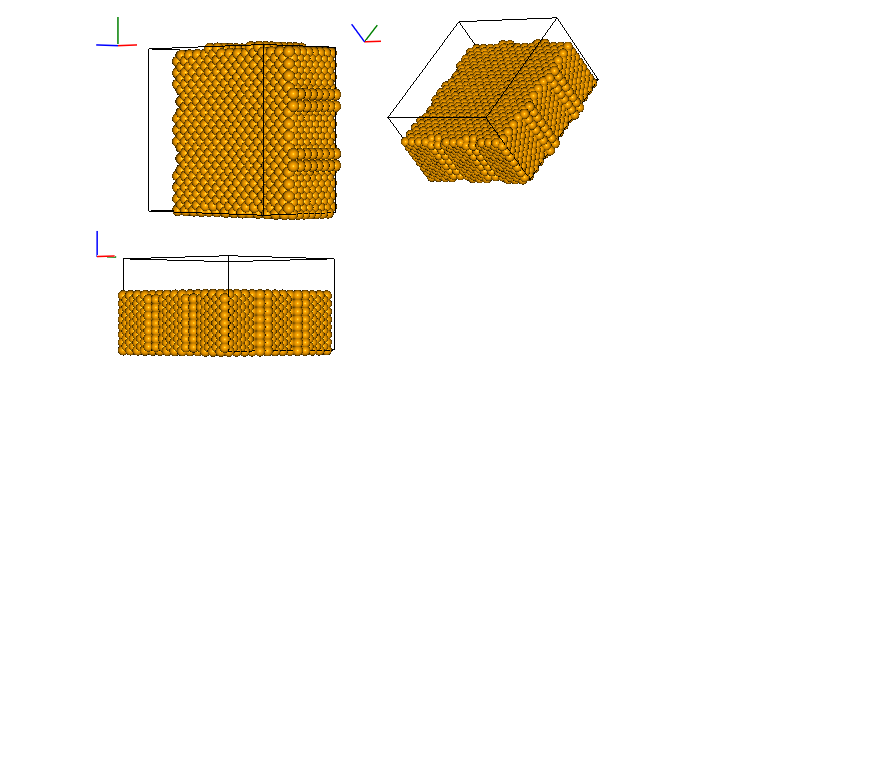
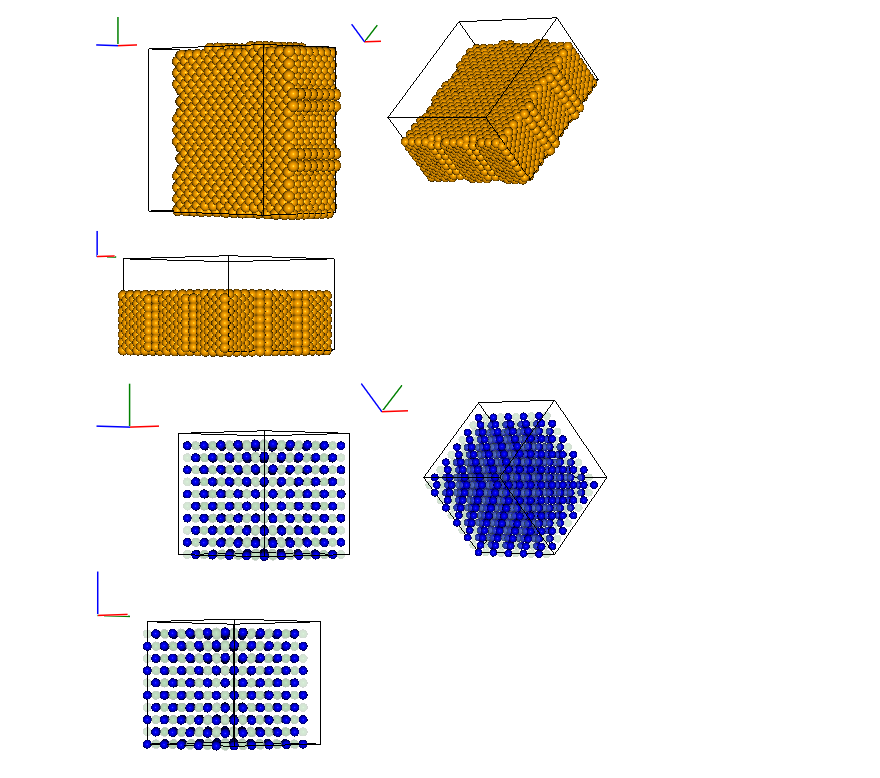
Before and after one commit to chrisjsewell/ipymd, a Jupyter notebook: example_analysis.ipynb, the cells around one changed output. Saved outputs shown, nothing was run; the diff lists cells and outputs as text; code cells hidden in the pictures; blank space fills up the shorter version.

Commit message:
added nacl crystal example

```diff
--- a/example_analysis.ipynb
+++ b/example_analysis.ipynb
@@ -50,3 +50,21 @@ images = [vis.get_image(xrot=xrot,yrot=45) for xrot in [0,45,90]]
 vis.visualise(images, columns=2)
 # %% [output]
 [figure]
+# %%
+data = ipymd.data_input.crystal.Crystal(
+    [[0.0, 0.0, 0.0], [0.5, 0.5, 0.5]], ['Na', 'Cl'],
+    225, cellpar=[.54, .54, .54, 90, 90, 90],
+    repetitions=[5, 5, 5])
+# %%
+vis2 = ipymd.visualise_sim.Visualise_Sim()
+sim_box = data.get_simulation_box()
+vis2.add_box(sim_box[1:4], sim_box[0])
+atoms_df = data.get_atom_data()
+vis2.add_atoms(atoms_df[atoms_df.type == 'Na'])
+vis2.add_atoms(atoms_df[atoms_df.type == 'Cl'], alpha=0.2)
+vis2.change_atom_radiimap({'Xx':0.1})
+# %%
+images = [vis2.get_image(xrot=xrot,yrot=45) for xrot in [0,45,90]]
+vis2.visualise(images, columns=2)
+# %% [output]
+[figure, added]
```
